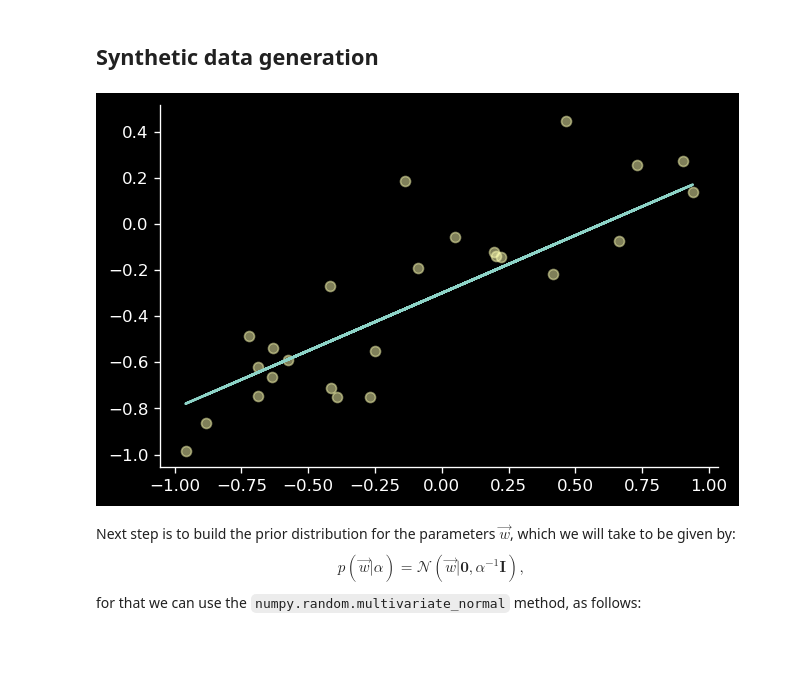
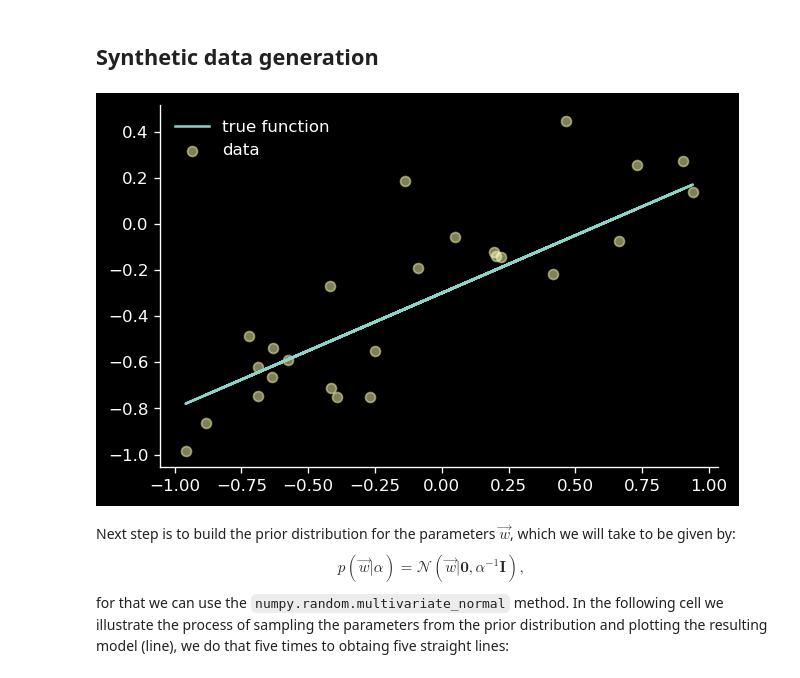
Before and after one commit to pibieta/blog-posts, a Jupyter notebook: bayesian-linear-regression/0-single-input-single-output.ipynb, the cells around one changed output. Cells and saved outputs as stored; diff of their text form; code cells hidden in the pictures; blank space fills up the shorter version.

Commit message:
added simple functions for single input single output bayesian linear regression

```diff
--- a/bayesian-linear-regression/0-single-input-single-output.ipynb
+++ b/bayesian-linear-regression/0-single-input-single-output.ipynb
@@ -66,16 +68,18 @@ def get_X_y(low:float = -1, high:float = 1, sample_size: int = 25, random_seed:
     y = func(X) + np.random.normal(0, 0.2, size = sample_size)
     return X, y
 # %%
-X, y = get_X_y()
+sample_size = 25
+X, y = get_X_y(sample_size=sample_size)
 t = np.apply_along_axis(func, 0, X)
 f, ax = plt.subplots(dpi=120)
-ax.plot(X, t)
-ax.scatter(X,y, c='C1', marker='o', alpha=0.5)
+ax.plot(X, t, label='true function')
+ax.scatter(X,y, c='C1', marker='o', alpha=0.5, label='data')
+ax.legend(loc='best', frameon=False)
 clean_ax(ax)
 plt.show()
 # %% [output]
-[figure, old version]
+[figure, new version]
 # %% [markdown]
 Next step is to build the prior distribution for the parameters $\vec{w}$, which we will take to be given by:
 $$p(\vec{w}|\alpha) = \mathcal{N}(\vec{w}|\mathbf{0}, \alpha^{-1}\mathbf{I}),$$
-for that we can use the `numpy.random.multivariate_normal` method, as follows:
+for that we can use the `numpy.random.multivariate_normal` method. In the following cell we illustrate the process of sampling the parameters from the prior distribution and plotting the resulting model (line), we do that five times to obtaing five straight lines:
```
Also changed, not shown: parts of 15 cells of this notebook.
